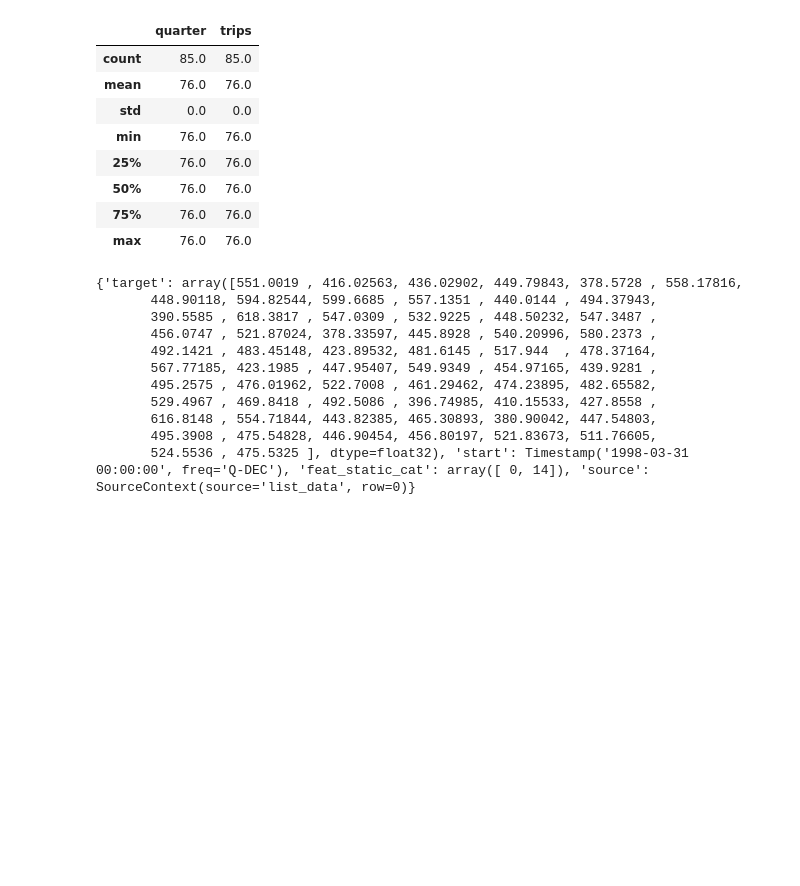
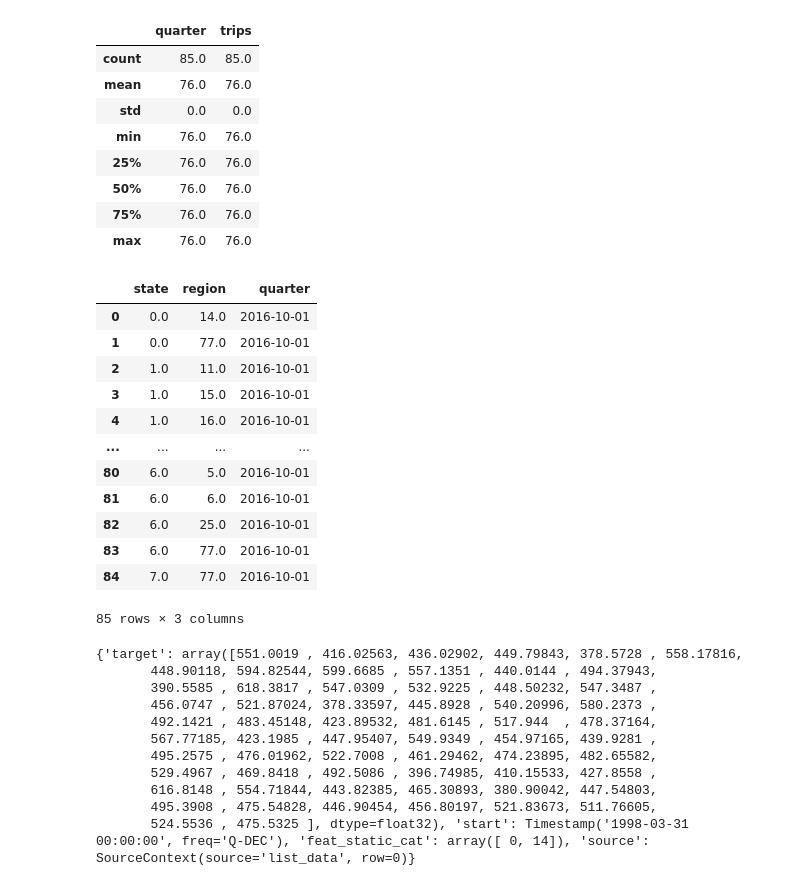
Before and after one commit to jasonhernacki/mult-forecasting-sandbox, a Jupyter notebook: play.ipynb, the cells around one changed output. Saved outputs shown, nothing was run; the diff lists cells and outputs as text; code cells hidden in the pictures; blank space fills up the shorter version.

```diff
--- a/play.ipynb
+++ b/play.ipynb
@@ -64,6 +65,23 @@ metadata = {
 train_df = tourism.groupby(metadata["ts_keys"], as_index=False).apply(lambda x: x.iloc[:-metadata["prediction_length"]]).reset_index(drop=True)
 train_df.shape
 test_df = tourism
+# %%
+#reconfigure test
+tourism.groupby(metadata["ts_keys"], as_index=False)[metadata["time_col"]].max()
+# %% [output]
+|  | state | region | quarter |
+| 0 | 0.0 | 14.0 | 2016-10-01 |
+| 1 | 0.0 | 77.0 | 2016-10-01 |
+| 2 | 1.0 | 11.0 | 2016-10-01 |
+| 3 | 1.0 | 15.0 | 2016-10-01 |
+| 4 | 1.0 | 16.0 | 2016-10-01 |
+| ... | ... | ... | ... |
+| 80 | 6.0 | 5.0 | 2016-10-01 |
+| 81 | 6.0 | 6.0 | 2016-10-01 |
+| 82 | 6.0 | 25.0 | 2016-10-01 |
+| 83 | 6.0 | 77.0 | 2016-10-01 |
+| 84 | 7.0 | 77.0 | 2016-10-01 |
+85 rows × 3 columns
 # %%
 column_trans = make_column_transformer(
     (OrdinalEncoder(handle_unknown='use_encoded_value', unknown_value = 9999), metadata["cat_cols"])
```
Also changed, not shown: parts of 9 cells of this notebook.
